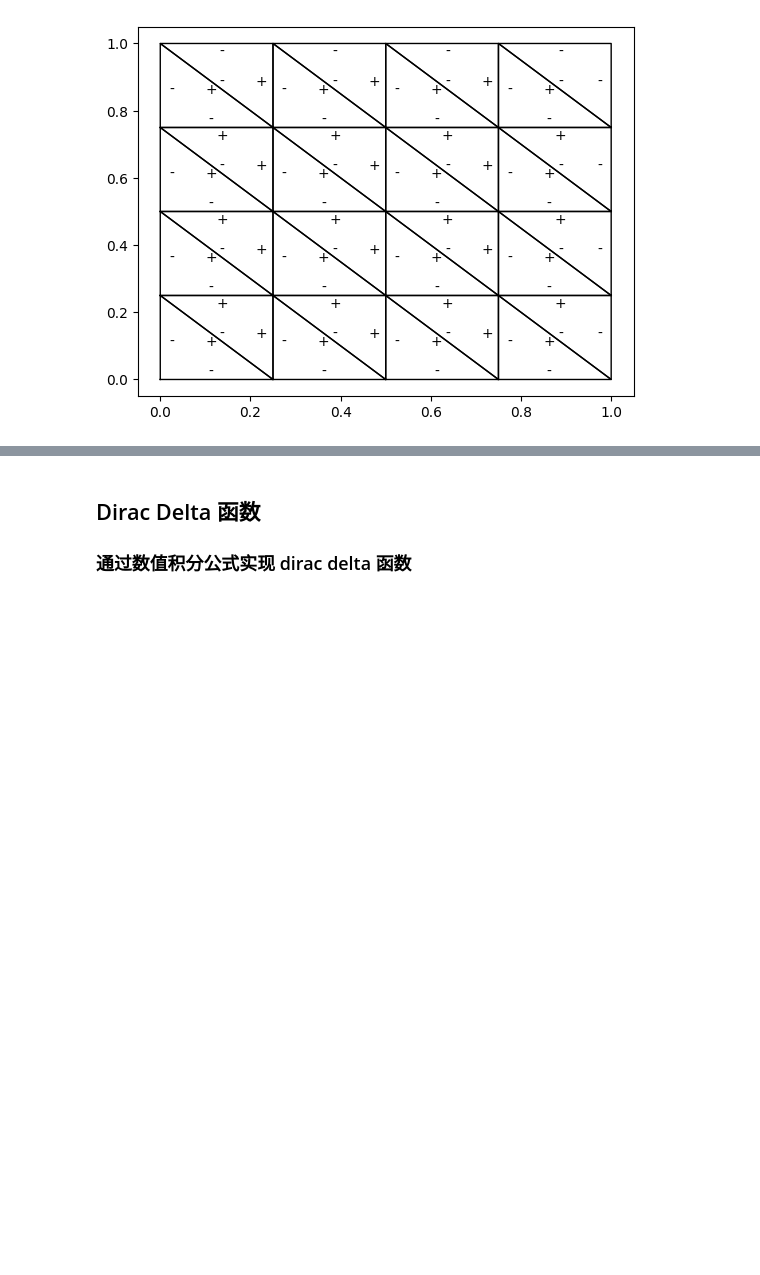
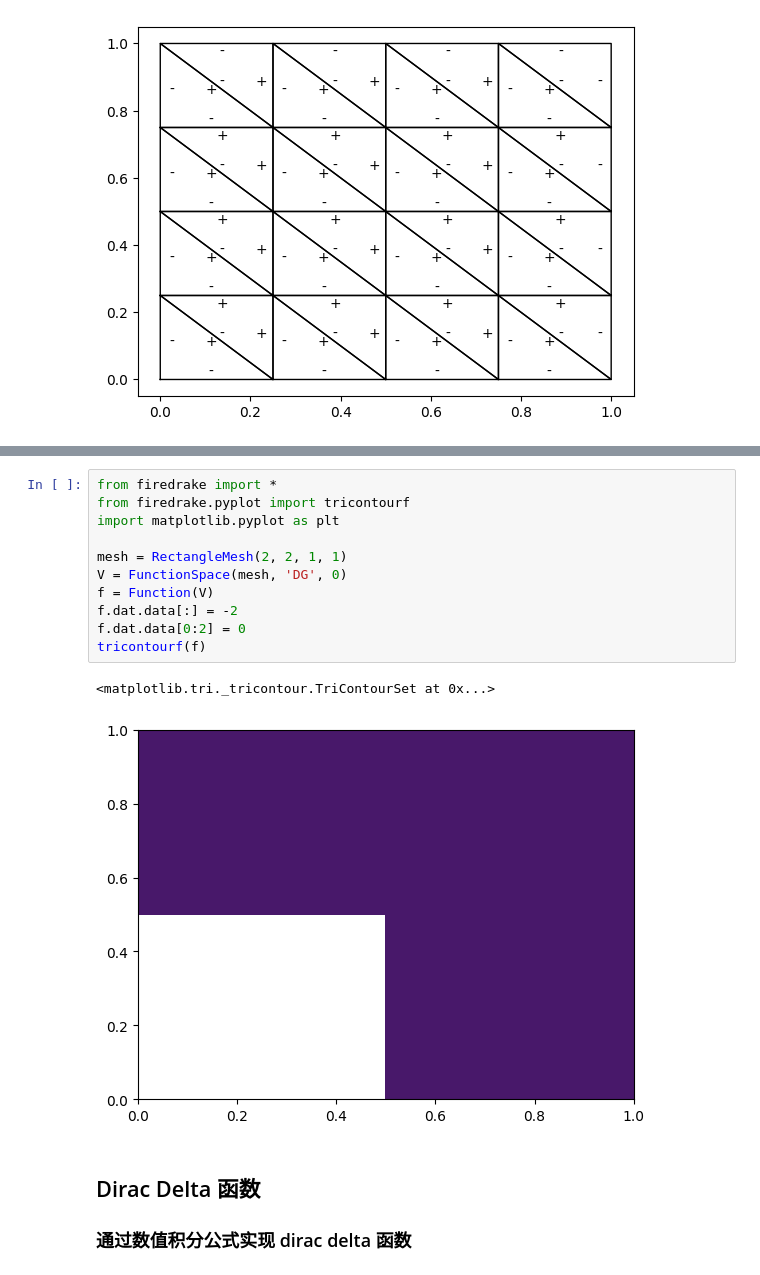
Before and after one commit to lrtfm/notes-for-firedrake, a Jupyter notebook: firedrake/poisson_II.ipynb, the cells around one changed output, grey strips where cells are left out. Drawn from its saved outputs; the diff is of its cells as text; blank space fills up the shorter version.

```diff
--- a/firedrake/poisson_II.ipynb
+++ b/firedrake/poisson_II.ipynb
@@ -290,3 +355,17 @@ plt.savefig(f'figures/dgflag_{size}-{rank}.pdf')
+# %%
+from firedrake import *
+from firedrake.pyplot import tricontourf
+import matplotlib.pyplot as plt
+
+mesh = RectangleMesh(2, 2, 1, 1)
+V = FunctionSpace(mesh, 'DG', 0)
+f = Function(V)
+f.dat.data[:] = -2
+f.dat.data[0:2] = 0
+tricontourf(f)
+# %% [output]
+<matplotlib.tri._tricontour.TriContourSet at 0x...>
+[figure, added]
 # %% [markdown]
 ## Dirac Delta 函数
 
```
Also changed, not shown: parts of 4 cells of this notebook, 14 other files.
